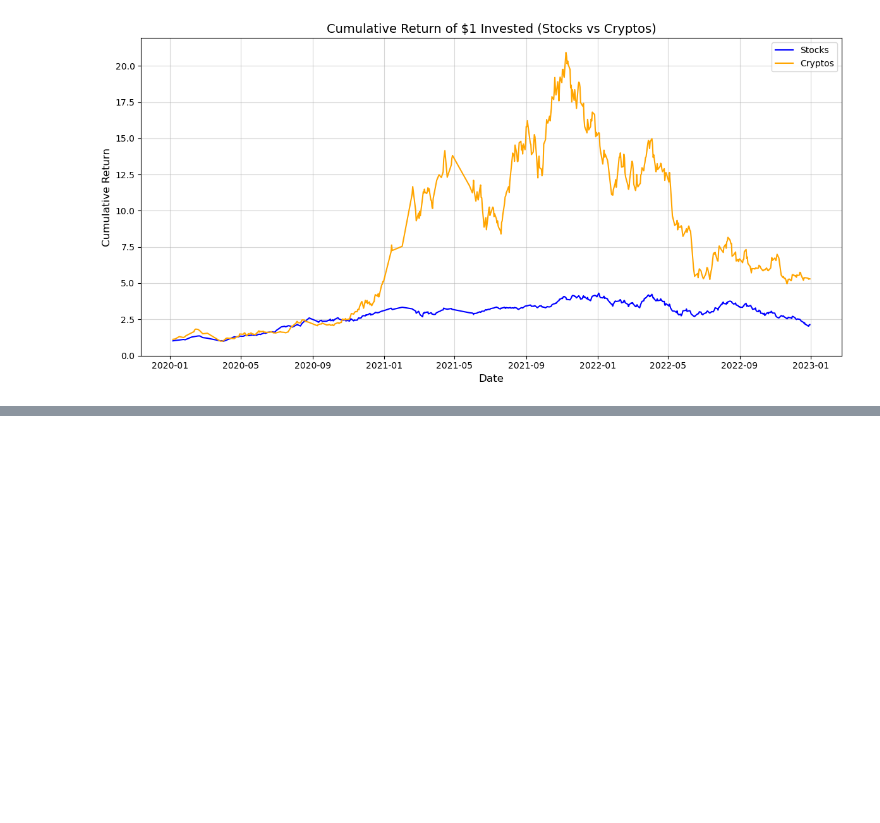
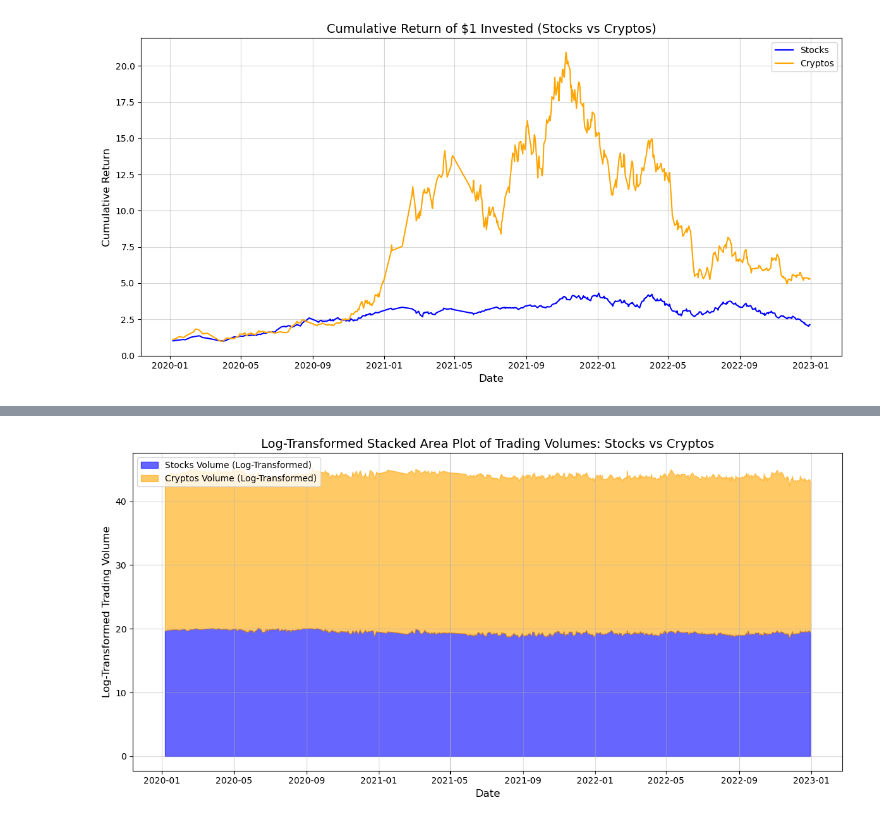
Before and after one commit to Misharasapu/hv20235_EMATM0048, a Jupyter notebook: task2/Coding summative - Task 2 .ipynb, the cells around one changed output, grey strips where cells are left out. Drawn from its saved outputs; the diff is of its cells as text; code cells hidden in the pictures; blank space fills up the shorter version.

```diff
--- a/task2/Coding summative - Task 2 .ipynb
+++ b/task2/Coding summative - Task 2 .ipynb
@@ -1039,0 +1217,47 @@ plt.show()
+# %%
+# Load the dataset
+file_path = 'cleaned_grouped_data.csv'
+data = pd.read_csv(file_path)
+data['Date'] = pd.to_datetime(data['Date'])
+
+# Apply log transformation to trading volumes
+data['Stocks_Total_Volume_Log'] = np.log1p(data['Stocks_Total_Volume'])  # log1p safely handles zeros
+data['Cryptos_Total_Volume_Log'] = np.log1p(data['Cryptos_Total_Volume'])
+
+# Total log-transformed trading volume
+data['Total_Trading_Volume_Log'] = data['Stocks_Total_Volume_Log'] + data['Cryptos_Total_Volume_Log']
+
+# Create the stacked area plot with log-transformed data
+plt.figure(figsize=(12, 6))
+
+# Plot for stocks
+plt.fill_between(
+    data['Date'],
+    data['Stocks_Total_Volume_Log'],
+    label='Stocks Volume (Log-Transformed)',
+    color='blue',
+    alpha=0.6
+)
+
+# Plot for cryptocurrencies
+plt.fill_between(
+    data['Date'],
+    data['Stocks_Total_Volume_Log'],
+    data['Total_Trading_Volume_Log'],
+    label='Cryptos Volume (Log-Transformed)',
+    color='orange',
+    alpha=0.6
+)
+
+# Add labels, title, legend, and grid
+plt.title('Log-Transformed Stacked Area Plot of Trading Volumes: Stocks vs Cryptos', fontsize=14)
+plt.xlabel('Date', fontsize=12)
+plt.ylabel('Log-Transformed Trading Volume', fontsize=12)
+plt.legend(fontsize=10, loc='upper left')
+plt.grid(alpha=0.5)
+
+# Show the plot
+plt.tight_layout()
+plt.show()
+# %% [output]
+[figure, added]
```
Also changed, not shown: parts of 13 cells of this notebook.
